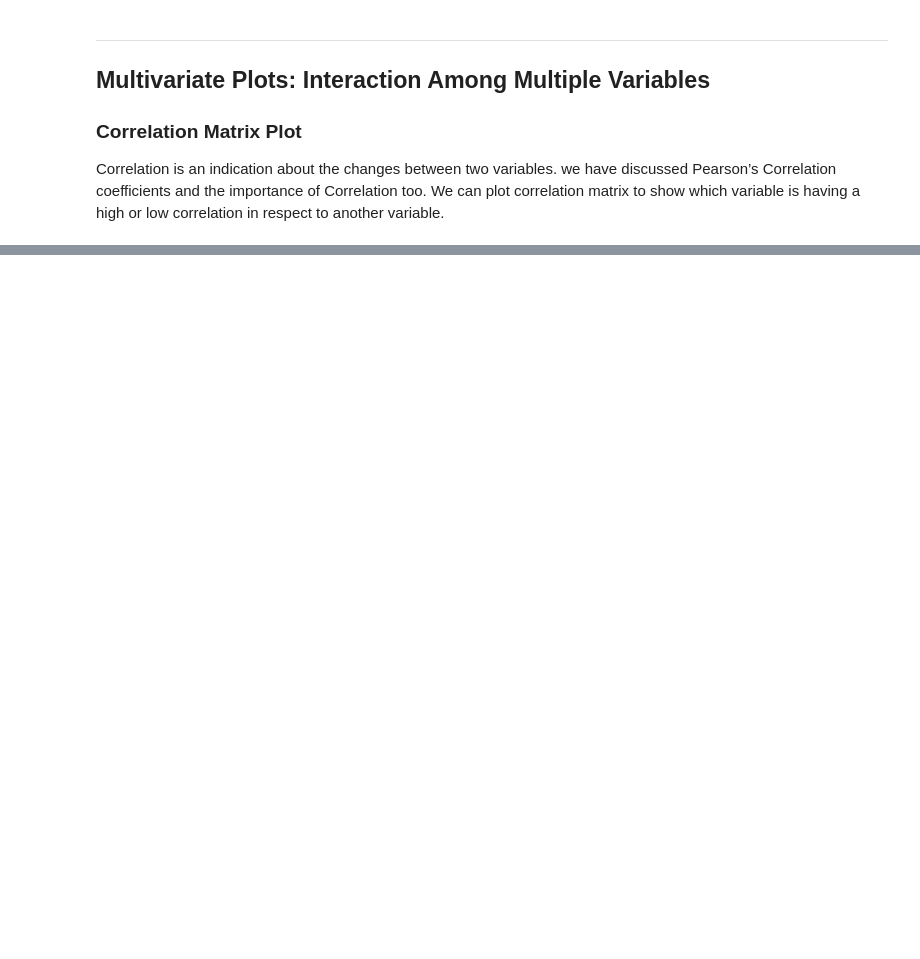
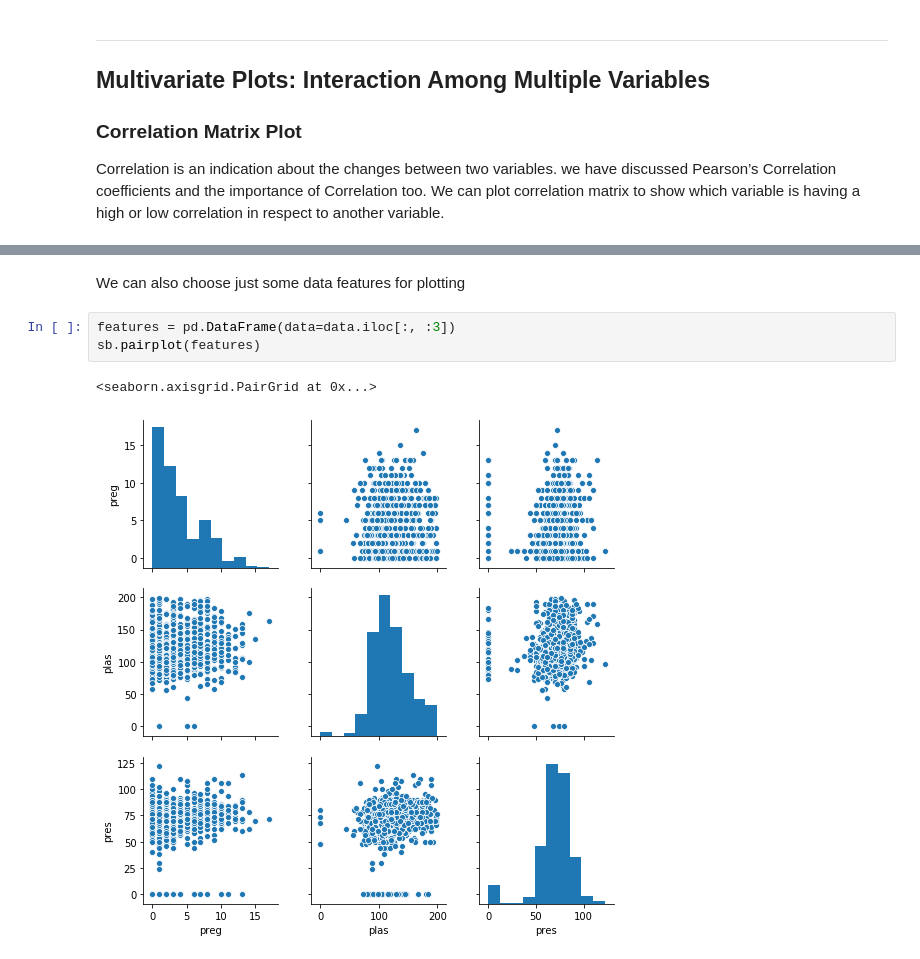
Before and after one commit to SamLevinSE/preparing_data_ML, a Jupyter notebook: understanding_data_statistics&visualisation.ipynb, the cells around one changed output, grey strips where cells are left out. Drawn from its saved outputs; the diff is of its cells as text; blank space fills up the shorter version.

```diff
--- a/understanding_data_statistics&visualisation.ipynb
+++ b/understanding_data_statistics&visualisation.ipynb
@@ -169,0 +181,8 @@ fig = plt.figure()
+# %% [markdown]
+We can also choose just some data features for plotting
+# %%
+features = pd.DataFrame(data=data.iloc[:, :3])
+sb.pairplot(features)
+# %% [output]
+<seaborn.axisgrid.PairGrid at 0x...>
+[figure, added]
```
Also changed, not shown: parts of 11 cells of this notebook.
